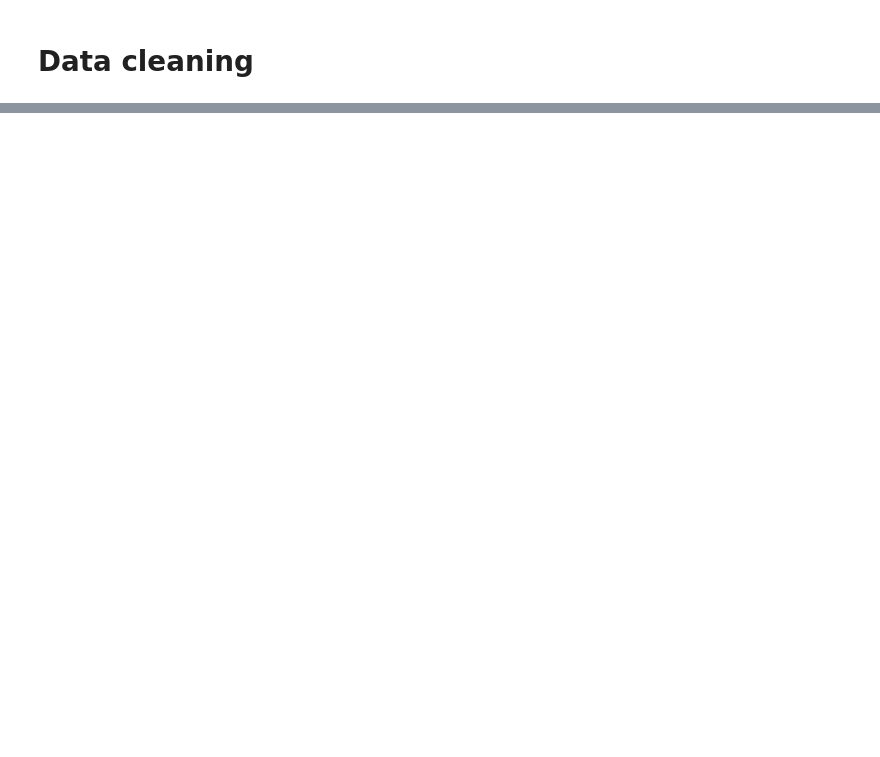
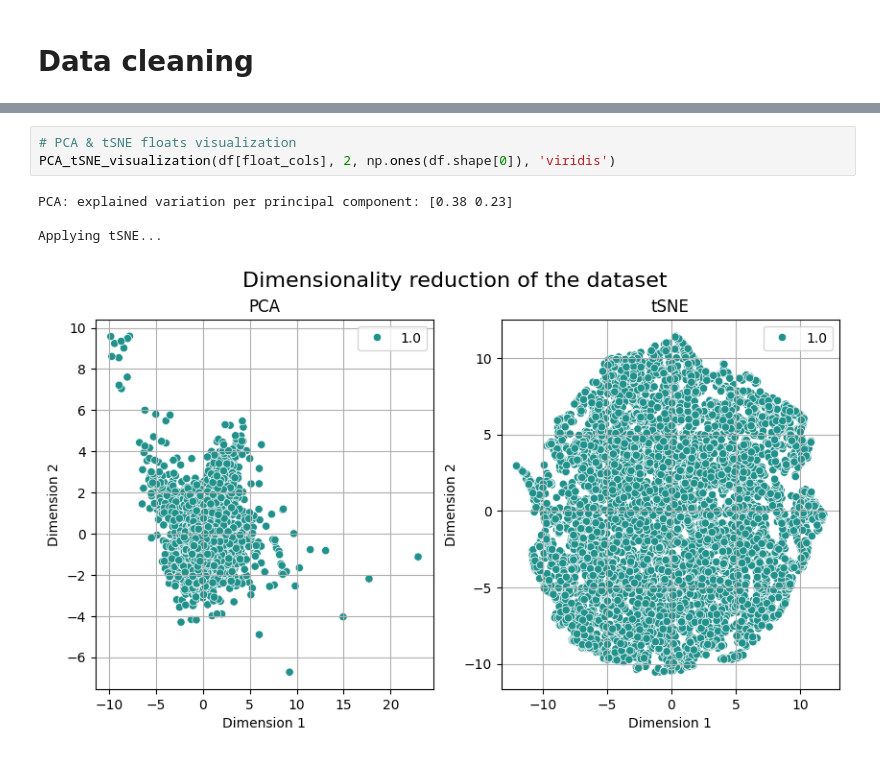
Before and after one commit to andreaborghesi00/unsupervised-anomaly-detection, a Jupyter notebook: main.ipynb, the cells around one changed output, grey strips where cells are left out. Cells and saved outputs as stored; diff of their text form; blank space fills up the shorter version.

```diff
--- a/main.ipynb
+++ b/main.ipynb
@@ -104,0 +202,8 @@ df
+# %%
+# PCA & tSNE floats visualization
+PCA_tSNE_visualization(df[float_cols], 2, np.ones(df.shape[0]), 'viridis')
+# %% [output]
+PCA: explained variation per principal component: [0.38 0.23]
+
+Applying tSNE...
+[figure, added]
```
Also changed, not shown: parts of 75 cells of this notebook, 1 other file.
